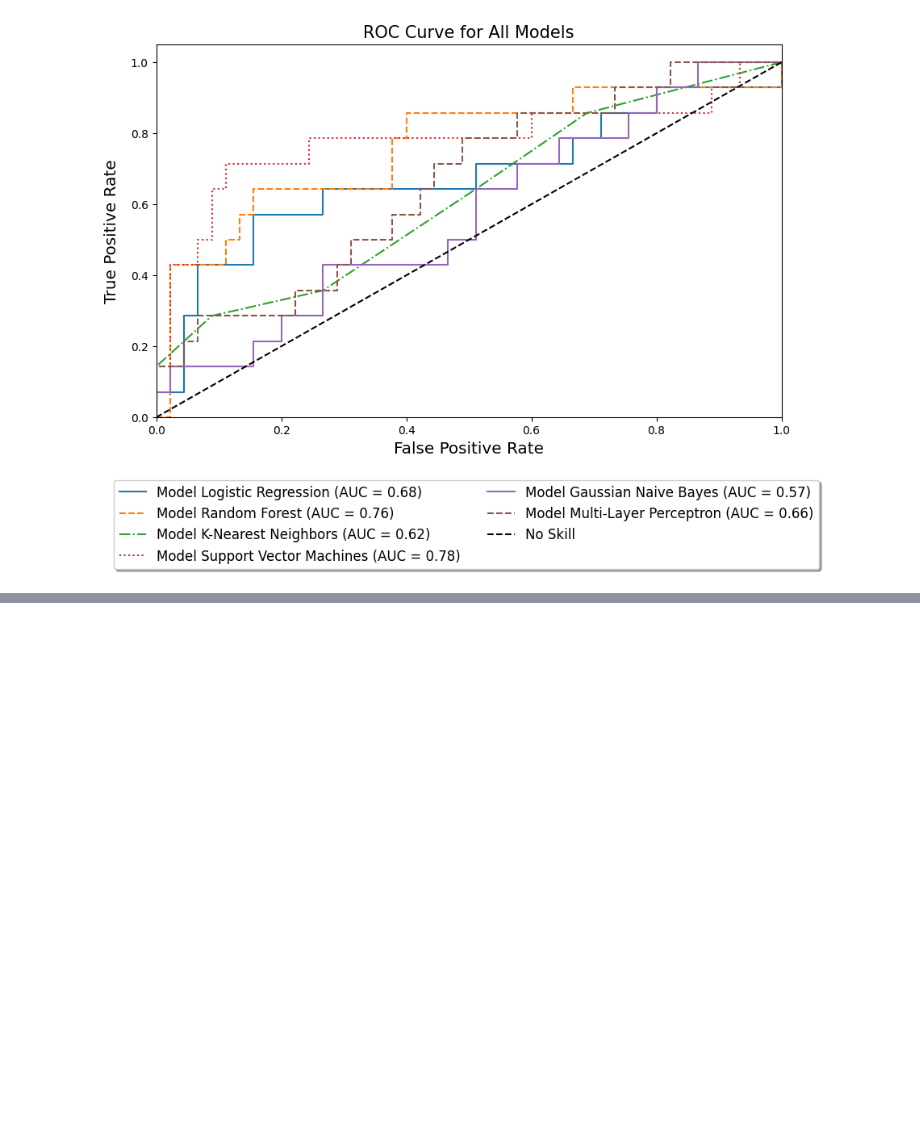
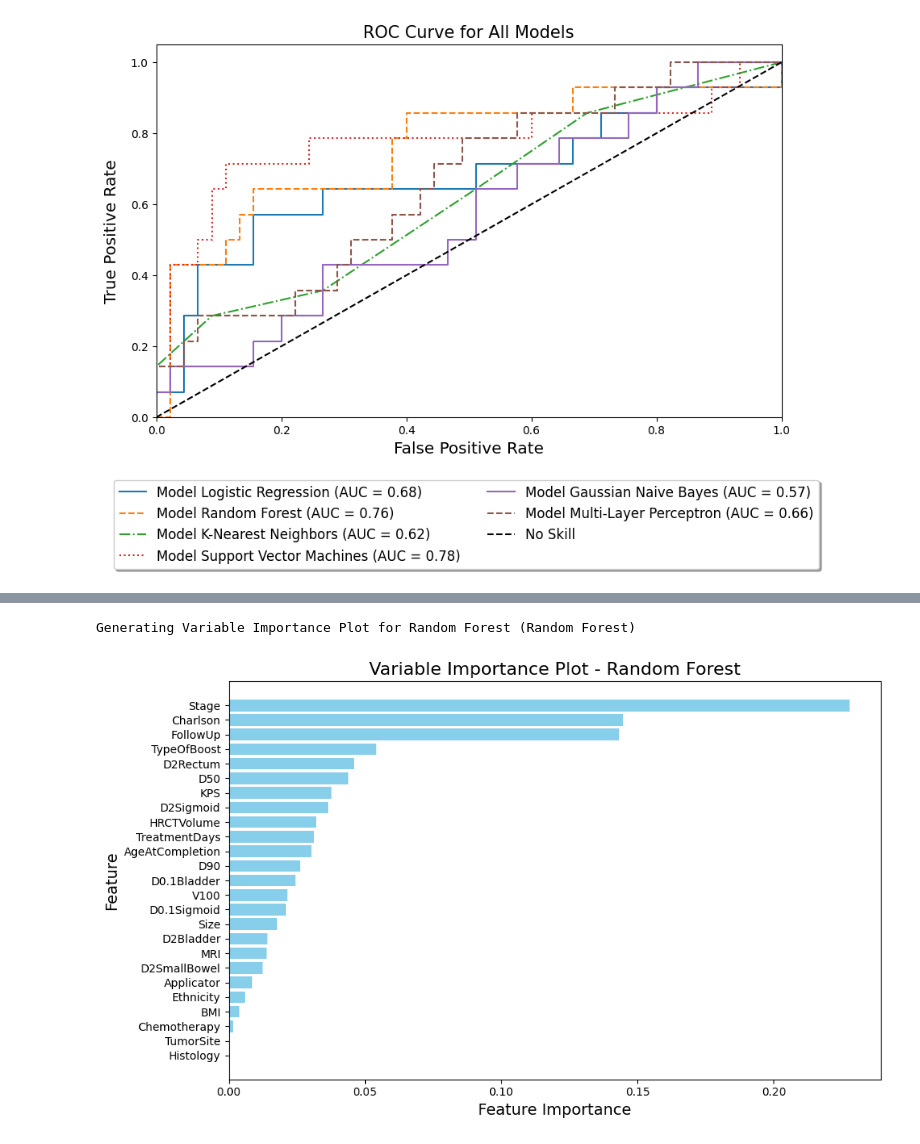
Before and after one commit to AndresPB95/ML-Model-Gynecological-HDR-G3Plus-Toxicities, a Jupyter notebook: toxPred_G3Plus_HDR_GYN_code_wCI95_Final.ipynb, the cells around one changed output, grey strips where cells are left out. Drawn from its saved outputs; the diff is of its cells as text; code cells hidden in the pictures; blank space fills up the shorter version.

```diff
--- a/toxPred_G3Plus_HDR_GYN_code_wCI95_Final.ipynb
+++ b/toxPred_G3Plus_HDR_GYN_code_wCI95_Final.ipynb
@@ -993,0 +1051,38 @@ plt.show()
+# %%
+import matplotlib.pyplot as plt
+import pandas as pd
+import numpy as np
+
+# Access the trained Random Forest model
+for i, model in enumerate(grids):
+    model_name = grid_dict[i]
+    if model_name != "Random Forest":
+        continue  # Skip models that are not Random Forest
+
+    print(f"\nGenerating Variable Importance Plot for {model_name} (Random Forest)")
+
+    # Access the trained Random Forest model within the pipeline
+    rf_model = model.best_estimator_.named_steps['rf2']
+
+    # Compute feature importance
+    feature_importances = rf_model.feature_importances_
+    feature_names = X_imputed_train_final.columns  # Use all features from the training dataset
+
+    # Create a DataFrame for better visualization
+    varimp_df = pd.DataFrame({
+        'Feature': feature_names,
+        'Importance': feature_importances
+    }).sort_values(by='Importance', ascending=False)
+
+    # Plot the VarImp chart
+    plt.figure(figsize=(10, 6))
+    plt.barh(varimp_df['Feature'], varimp_df['Importance'], color='skyblue')
+    plt.xlabel('Feature Importance', fontsize=14)
+    plt.ylabel('Feature', fontsize=14)
+    plt.title('Variable Importance Plot - Random Forest', fontsize=16)
+    plt.gca().invert_yaxis()  # Invert y-axis to show the most important feature at the top
+    plt.tight_layout()
+    plt.show()
+# %% [output]
+Generating Variable Importance Plot for Random Forest (Random Forest)
+[figure, added]
```
Also changed, not shown: parts of 5 cells of this notebook.
